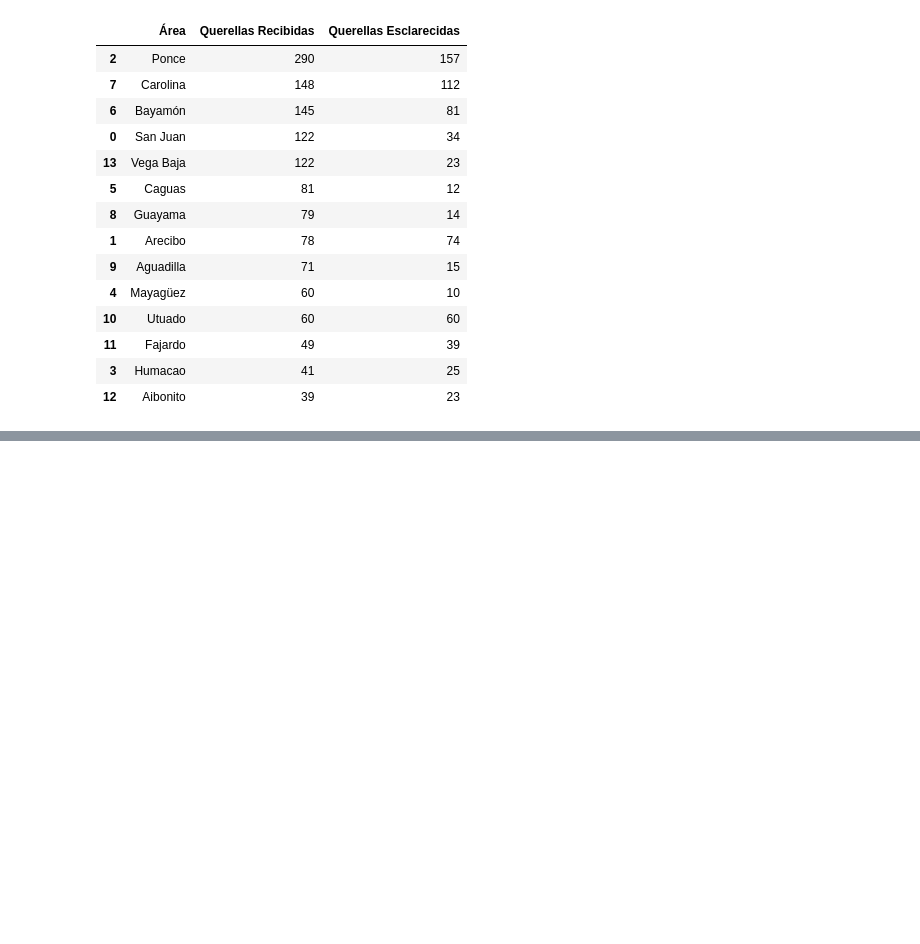
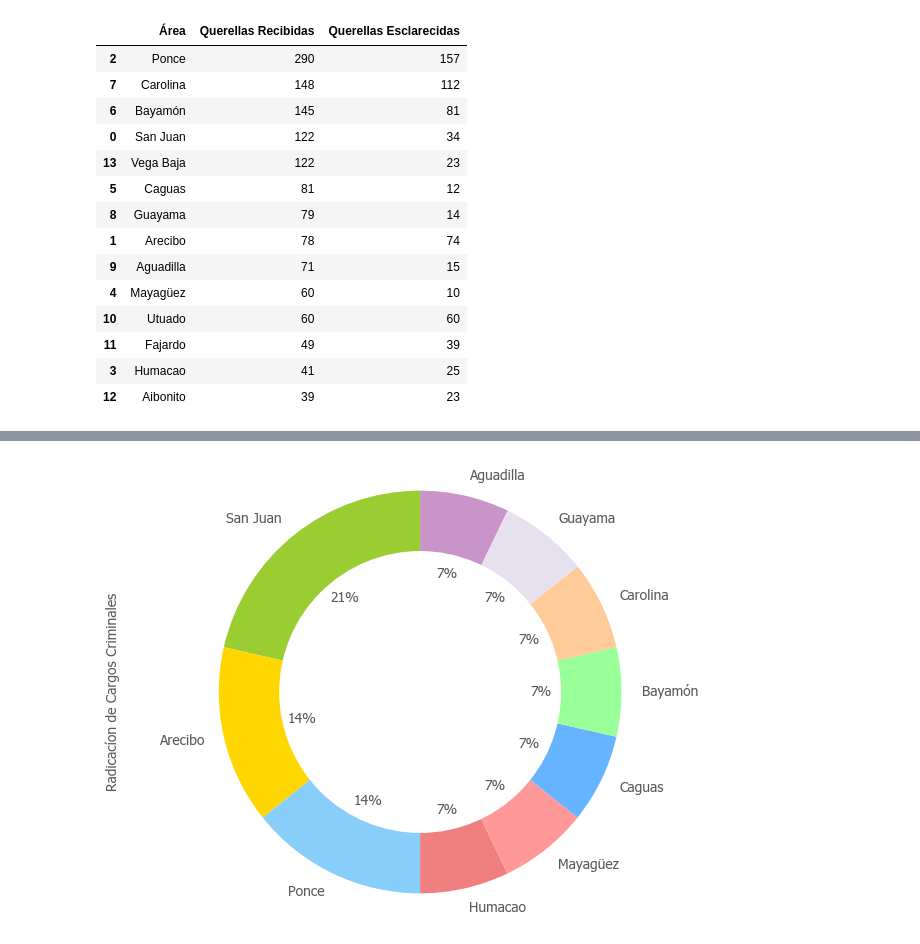
Before and after one commit to ella24/data_studio, a Jupyter notebook: code/Sexual_OffensesPR/Sexual Offenses in Puerto Rico.ipynb, the cells around one changed output, grey strips where cells are left out. Saved outputs shown, nothing was run; the diff lists cells and outputs as text; code cells hidden in the pictures; blank space fills up the shorter version.

```diff
--- a/code/Sexual_OffensesPR/Sexual Offenses in Puerto Rico.ipynb
+++ b/code/Sexual_OffensesPR/Sexual Offenses in Puerto Rico.ipynb
@@ -215,0 +263,17 @@ plt.show()
+# %%
+crimes= df.sort_values(by='Área',ascending=False)
+labels = df['Área']
+colors = ['yellowgreen', 'gold', 'lightskyblue', 'lightcoral', '#ff9999','#66b3ff','#99ff99','#ffcc99', '#e7e1ef',
+'#c994c7',
+'#dd1c77']
+ax = crimes['Radicacíon de Cargos Criminales'].value_counts().head(10).plot(kind='pie', labels=labels, autopct='%1.0f%%',
+                                                                            colors=colors, startangle=90)
+centre_circle = plt.Circle((0,0),0.70,fc='white')
+fig = plt.gcf()
+fig.gca().add_artist(centre_circle)
+ax.axis('equal')
+plt.tight_layout()
+plt.show()
+plt.savefig('Radicacíon de cargos criminales por pueblo.pdf')
+# %% [output]
+[figure, added]
```
Also changed, not shown: parts of 7 cells of this notebook.
